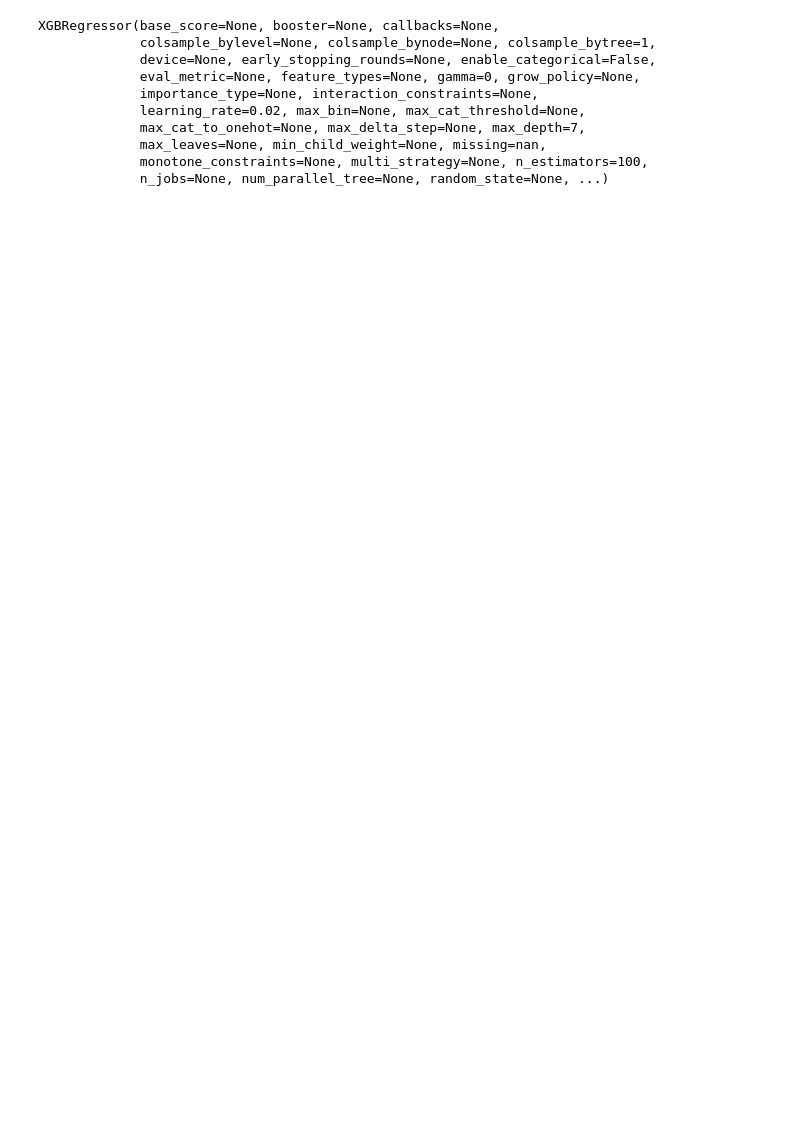
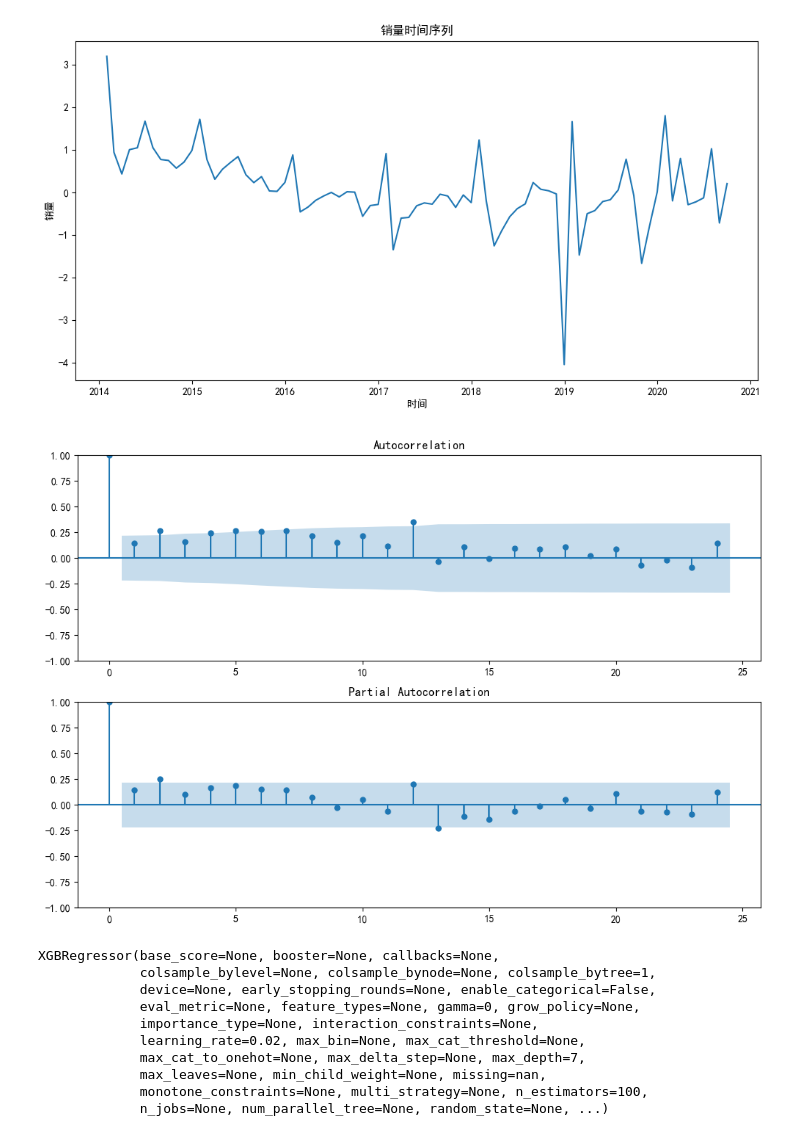
Before and after one commit to hh66911/2024-dingding-A, a Jupyter notebook: xgboost.ipynb, the cells around one changed output. Saved outputs shown, nothing was run; the diff lists cells and outputs as text; code cells hidden in the pictures; blank space fills up the shorter version.

```diff
--- a/xgboost.ipynb
+++ b/xgboost.ipynb
@@ -16,3 +18,8 @@ features, targets = model_predict.gen_xgboost_data(series)
+# %%
+model_predict.plot_series_info(series)
+# %% [output]
+[figure, added]
+[figure, added]
 # %%
 # 划分训练集和测试集
 X_train, X_test, y_train, y_test = train_test_split(features, targets, test_size=0.2)
```
Also changed, not shown: parts of 2 cells of this notebook, 2 other files.
